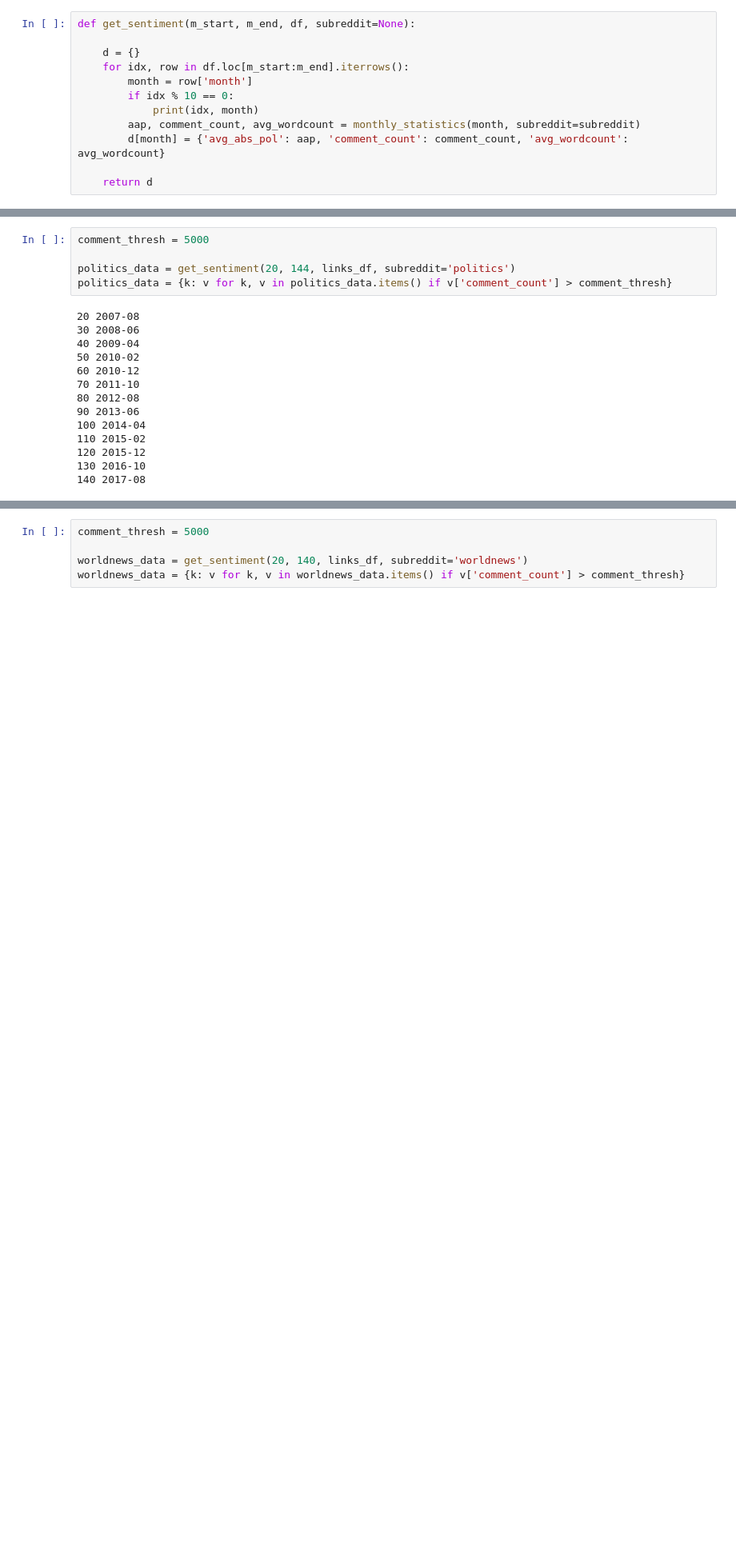
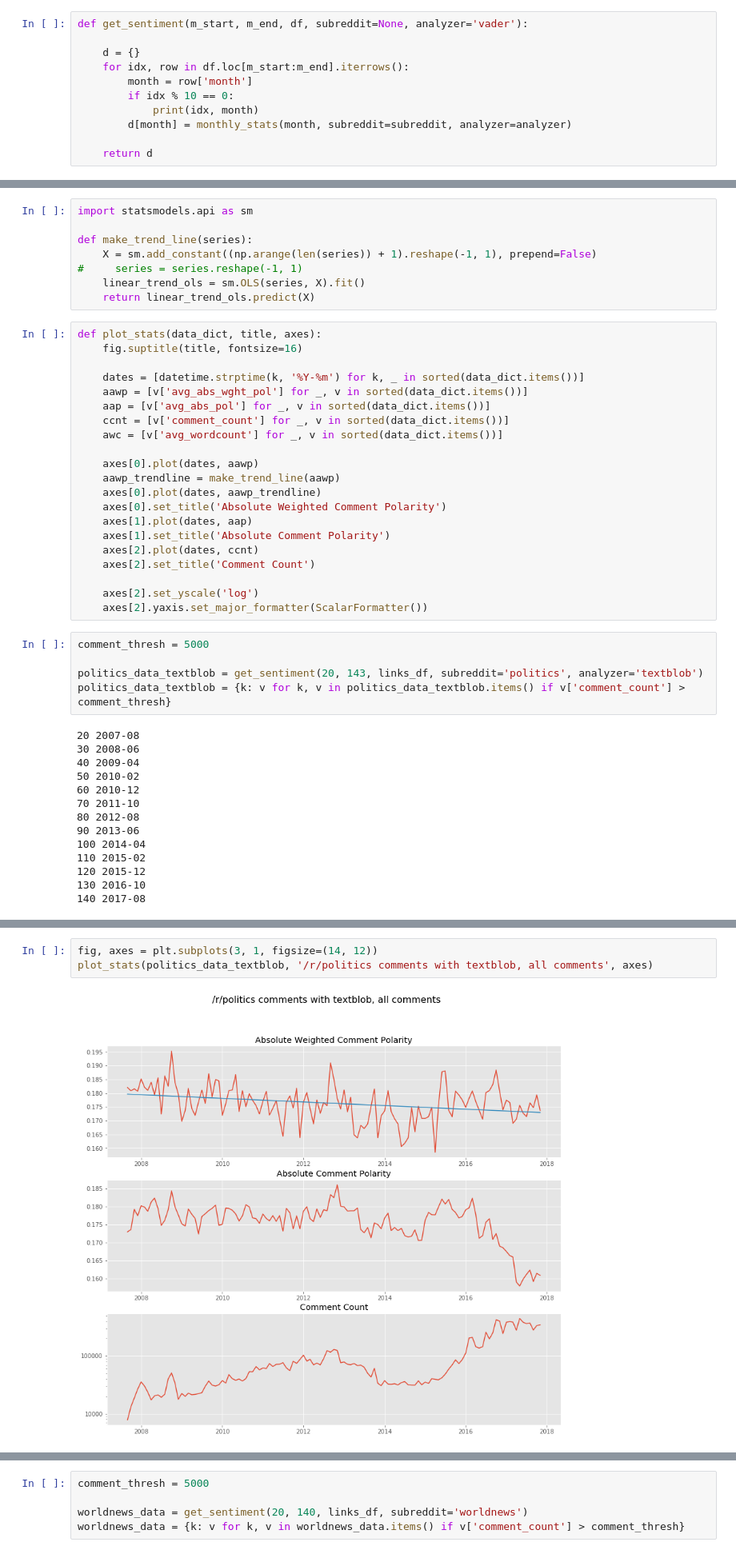
Before and after one commit to AustinPenner/Political-Polarization-on-Reddit, a Jupyter notebook: first_pass_sentiment_analysis.ipynb, the cells around one changed output, grey strips where cells are left out. Shown at 80% size. Drawn from its saved outputs; the diff is of its cells as text; blank space fills up the shorter version.

Commit message:
looking at sentiment for all negative as well as positive comments

```diff
--- a/first_pass_sentiment_analysis.ipynb
+++ b/first_pass_sentiment_analysis.ipynb
@@ -142,12 +153,11 @@ for idx, row in links_df.loc[120:144].iterrows():
 # %%
-def get_sentiment(m_start, m_end, df, subreddit=None):
+def get_sentiment(m_start, m_end, df, subreddit=None, analyzer='vader'):
 
     d = {}
     for idx, row in df.loc[m_start:m_end].iterrows():
         month = row['month']
         if idx % 10 == 0:
             print(idx, month)
-        aap, comment_count, avg_wordcount = monthly_statistics(month, subreddit=subreddit)
-        d[month] = {'avg_abs_pol': aap, 'comment_count': comment_count, 'avg_wordcount': avg_wordcount}
+        d[month] = monthly_stats(month, subreddit=subreddit, analyzer=analyzer)
 
     return d
@@ -154,8 +225,37 @@ def get_sentiment(m_start, m_end, df, subreddit=None):
+# %%
+import statsmodels.api as sm
+
+def make_trend_line(series):
+    X = sm.add_constant((np.arange(len(series)) + 1).reshape(-1, 1), prepend=False)
+#     series = series.reshape(-1, 1)
+    linear_trend_ols = sm.OLS(series, X).fit()
+    return linear_trend_ols.predict(X)
+# %%
+def plot_stats(data_dict, title, axes):
+    fig.suptitle(title, fontsize=16)
+
+    dates = [datetime.strptime(k, '%Y-%m') for k, _ in sorted(data_dict.items())]
+    aawp = [v['avg_abs_wght_pol'] for _, v in sorted(data_dict.items())]
+    aap = [v['avg_abs_pol'] for _, v in sorted(data_dict.items())]
+    ccnt = [v['comment_count'] for _, v in sorted(data_dict.items())]
+    awc = [v['avg_wordcount'] for _, v in sorted(data_dict.items())]
+
+    axes[0].plot(dates, aawp)
+    aawp_trendline = make_trend_line(aawp)
+    axes[0].plot(dates, aawp_trendline)
+    axes[0].set_title('Absolute Weighted Comment Polarity')
+    axes[1].plot(dates, aap)
+    axes[1].set_title('Absolute Comment Polarity')
+    axes[2].plot(dates, ccnt)
+    axes[2].set_title('Comment Count')
+
+    axes[2].set_yscale('log')
+    axes[2].yaxis.set_major_formatter(ScalarFormatter())
 # %%
 comment_thresh = 5000
 
-politics_data = get_sentiment(20, 144, links_df, subreddit='politics')
-politics_data = {k: v for k, v in politics_data.items() if v['comment_count'] > comment_thresh}
+politics_data_textblob = get_sentiment(20, 143, links_df, subreddit='politics', analyzer='textblob')
+politics_data_textblob = {k: v for k, v in politics_data_textblob.items() if v['comment_count'] > comment_thresh}
 # %% [output]
 20 2007-08
 30 2008-06
@@ -197,0 +273,5 @@ axes[1].yaxis.set_major_formatter(ScalarFormatter())
+# %%
+fig, axes = plt.subplots(3, 1, figsize=(14, 12))
+plot_stats(politics_data_textblob, '/r/politics comments with textblob, all comments', axes)
+# %% [output]
+[figure, added]
```
Also changed, not shown: parts of 20 cells of this notebook.
